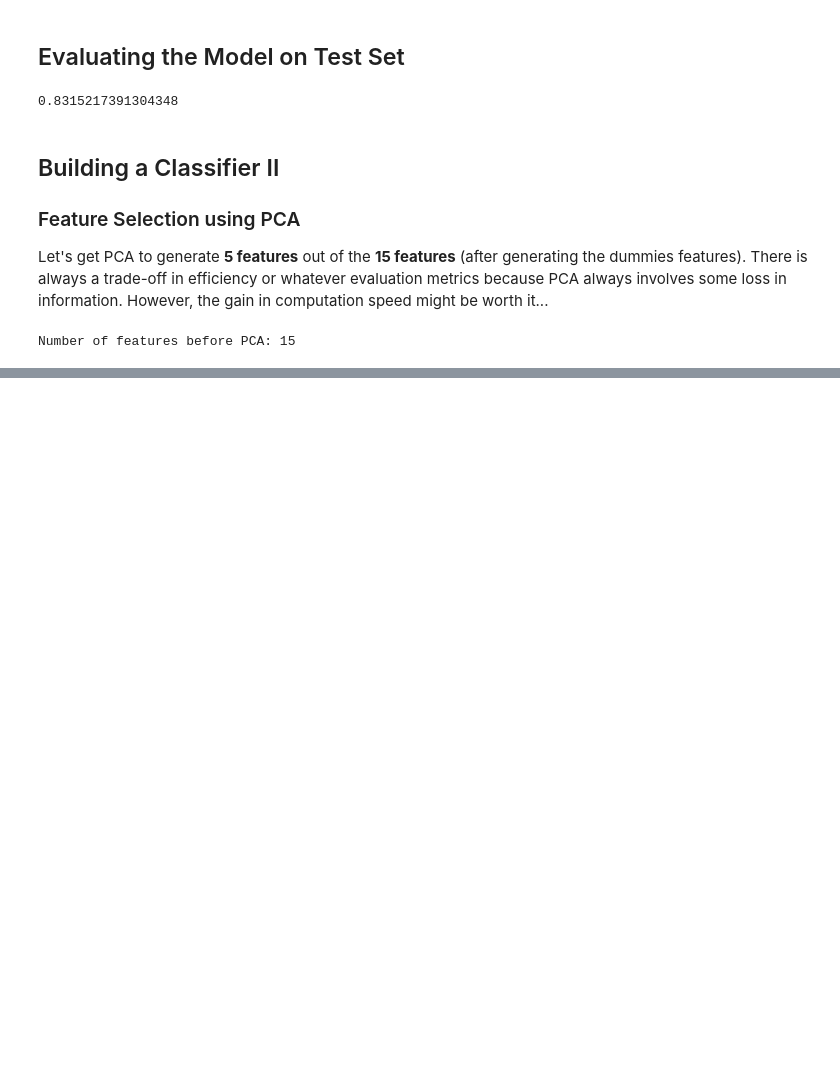
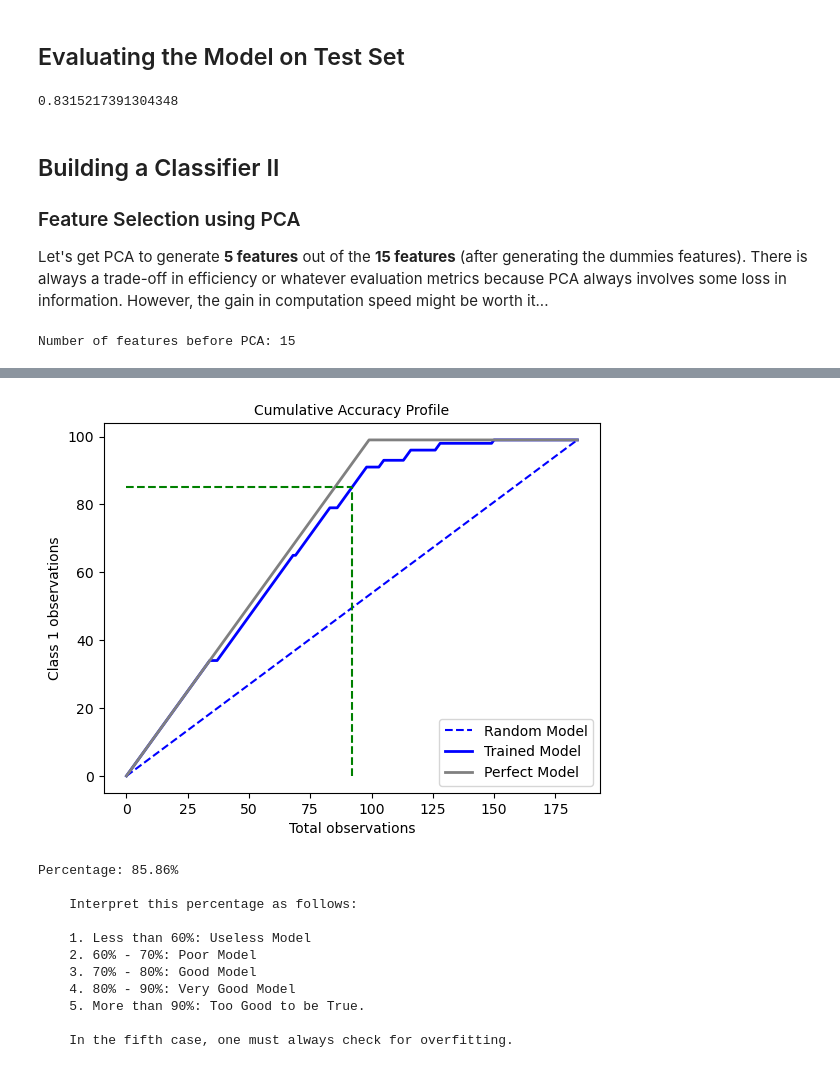
Before and after one commit to CyprianFusi/Predicting-Heart-Disease-using-K-Nearest-Neighbours, a Jupyter notebook: Predicting Heart Disease.ipynb, the cells around one changed output, grey strips where cells are left out. Cells and saved outputs as stored; diff of their text form; code cells hidden in the pictures; blank space fills up the shorter version.

```diff
--- a/Predicting Heart Disease.ipynb
+++ b/Predicting Heart Disease.ipynb
@@ -413 +462,16 @@ print(acc_pca)
+# %%
+cap_curve(y_test, y_pred)
+# %% [output]
+[figure, added]
+Percentage: 85.86%
+
+    Interpret this percentage as follows:
+
+    1. Less than 60%: Useless Model
+    2. 60% - 70%: Poor Model
+    3. 70% - 80%: Good Model
+    4. 80% - 90%: Very Good Model
+    5. More than 90%: Too Good to be True.
+
+    In the fifth case, one must always check for overfitting.
 # %% [markdown]
```
Also changed, not shown: parts of 11 cells of this notebook.
